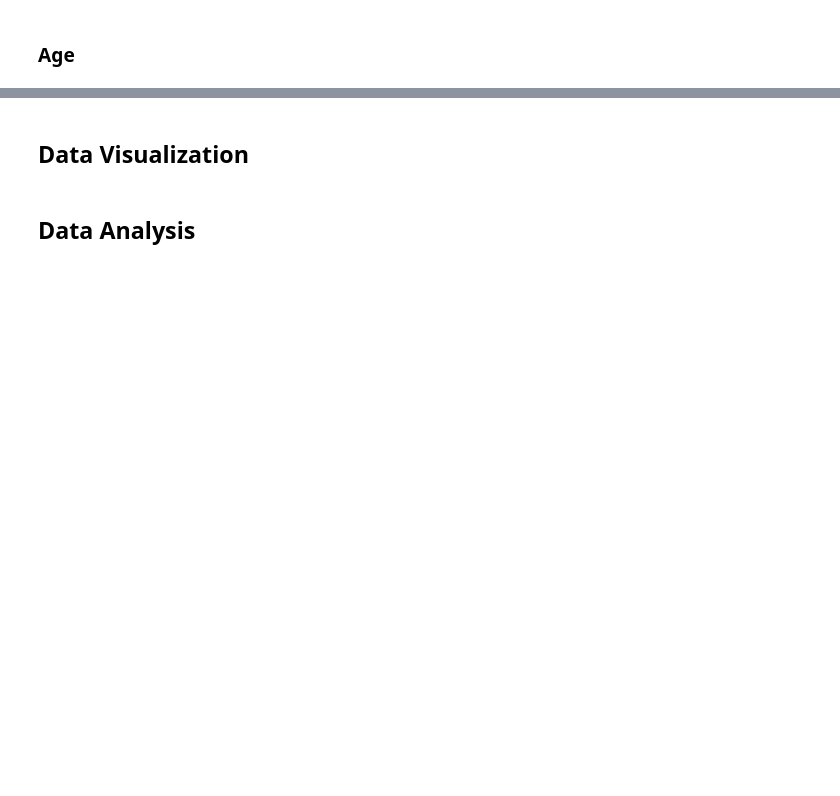
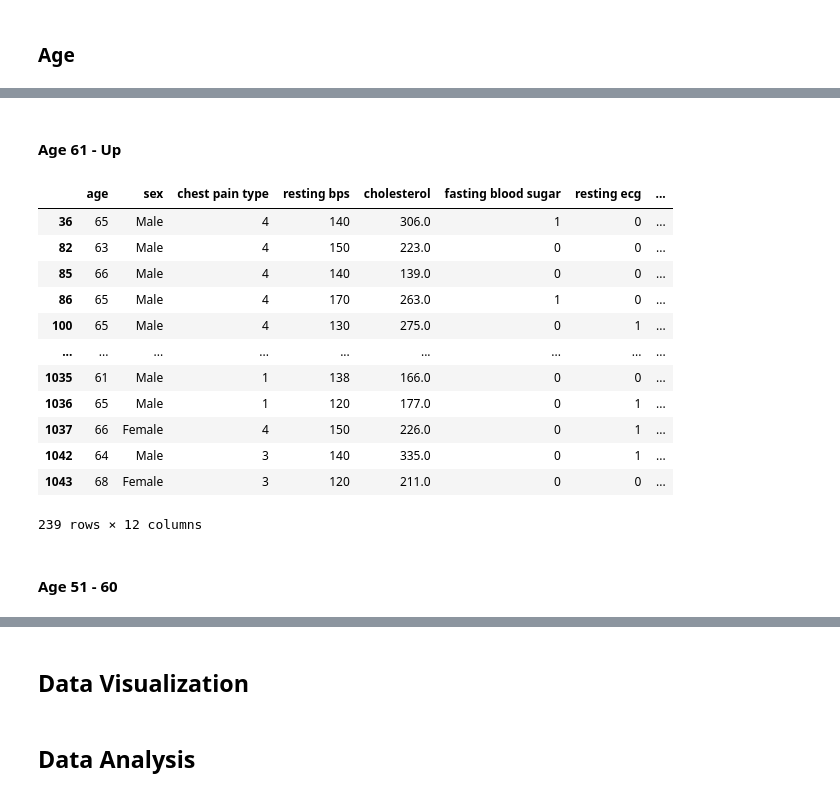
Before and after one commit to Astro0re/Data, a Jupyter notebook: Heart Disease/Heart Disease analysis.ipynb, the cells around one changed output, grey strips where cells are left out. Drawn from its saved outputs; the diff is of its cells as text; code cells hidden in the pictures; blank space fills up the shorter version.

```diff
--- a/Heart Disease/Heart Disease analysis.ipynb
+++ b/Heart Disease/Heart Disease analysis.ipynb
@@ -167,0 +135,21 @@ Age_Old[Age_Old['cholesterol'] < 170]
+# %% [markdown]
+#### Age 61 - Up
+# %%
+Age_61_Up =Hrt[(Hrt['age'] >= 61) ]
+Age_61_Up
+# %% [output]
+|  | age | sex | chest pain type | resting bps | cholesterol | fasting blood sugar | resting ecg | ... |
+| 36 | 65 | Male | 4 | 140 | 306.0 | 1 | 0 | ... |
+| 82 | 63 | Male | 4 | 150 | 223.0 | 0 | 0 | ... |
+| 85 | 66 | Male | 4 | 140 | 139.0 | 0 | 0 | ... |
+| 86 | 65 | Male | 4 | 170 | 263.0 | 1 | 0 | ... |
+| 100 | 65 | Male | 4 | 130 | 275.0 | 0 | 1 | ... |
+| ... | ... | ... | ... | ... | ... | ... | ... | ... |
+| 1035 | 61 | Male | 1 | 138 | 166.0 | 0 | 0 | ... |
+| 1036 | 65 | Male | 1 | 120 | 177.0 | 0 | 1 | ... |
+| 1037 | 66 | Female | 4 | 150 | 226.0 | 0 | 1 | ... |
+| 1042 | 64 | Male | 3 | 140 | 335.0 | 0 | 1 | ... |
+| 1043 | 68 | Female | 3 | 120 | 211.0 | 0 | 0 | ... |
+239 rows × 12 columns
+# %% [markdown]
+#### Age 51 - 60
```
Also changed, not shown: parts of 57 cells of this notebook, 1 other file.
